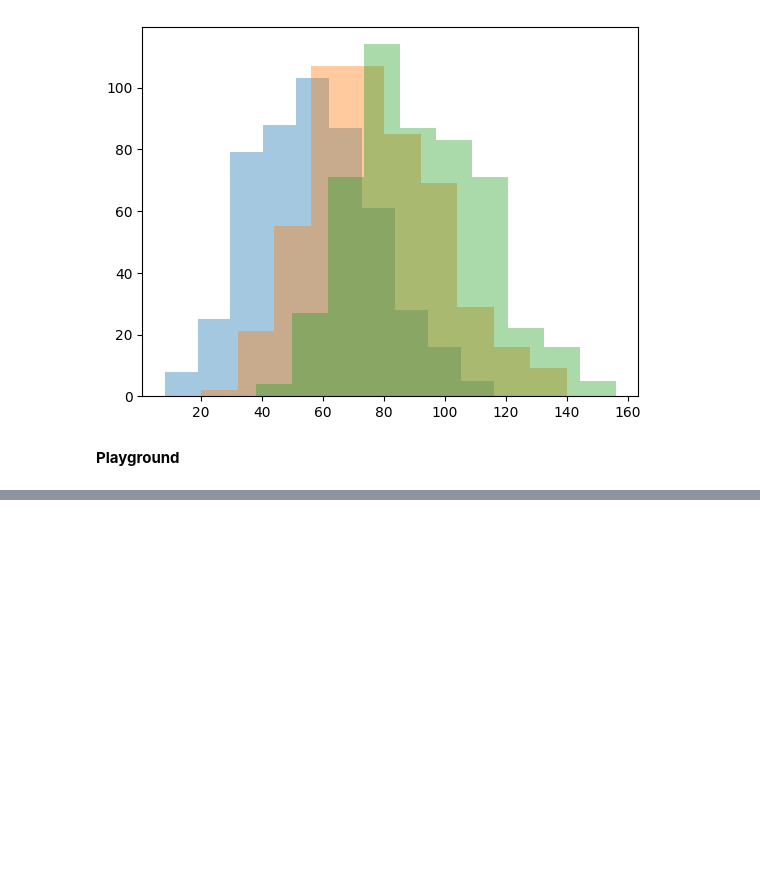
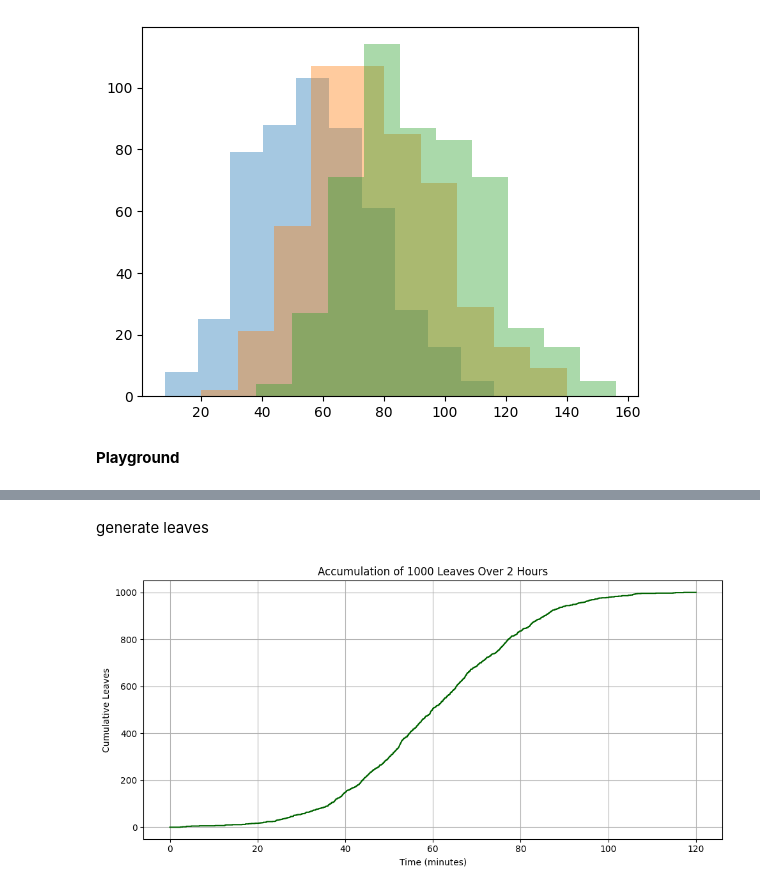
Before and after one commit to kleineidam/LeafTransport, a Jupyter notebook: ants.ipynb, the cells around one changed output, grey strips where cells are left out. Saved outputs shown, nothing was run; the diff lists cells and outputs as text; code cells hidden in the pictures; blank space fills up the shorter version.

```diff
--- a/ants.ipynb
+++ b/ants.ipynb
@@ -133,0 +136,38 @@ plt.show()
+# %% [markdown]
+generate leaves
+# %%
+import numpy as np
+import matplotlib.pyplot as plt
+
+# --- Simulation setup ---
+duration_seconds = 2 * 60 * 60  # 2 hours = 7200 seconds
+time = np.arange(duration_seconds)
+
+# Gaussian shape for generation probability (peaks at 1 hour)
+peak_time = duration_seconds / 2
+std_dev = duration_seconds / 6  # wide spread (~2 std covers the 2-hour span)
+
+# Probability density (not yet normalized)
+pdf = np.exp(-0.5 * ((time - peak_time) / std_dev) ** 2)
+pdf /= pdf.sum()  # normalize to sum to 1
+
+# Total leaves to generate
+total_leaves = 1000
+
+# Generate number of leaves per second using multinomial distribution
+leaf_counts_per_sec = np.random.multinomial(total_leaves, pdf)
+
+# Accumulate
+cumulative_leaves = np.cumsum(leaf_counts_per_sec)
+
+# --- Plot ---
+plt.figure(figsize=(10, 5))
+plt.plot(time / 60, cumulative_leaves, color='darkgreen')
+plt.title("Accumulation of 1000 Leaves Over 2 Hours")
+plt.xlabel("Time (minutes)")
+plt.ylabel("Cumulative Leaves")
+plt.grid(True)
+plt.tight_layout()
+plt.show()
+# %% [output]
+[figure, added]
```
Also changed, not shown: parts of 3 cells of this notebook.
